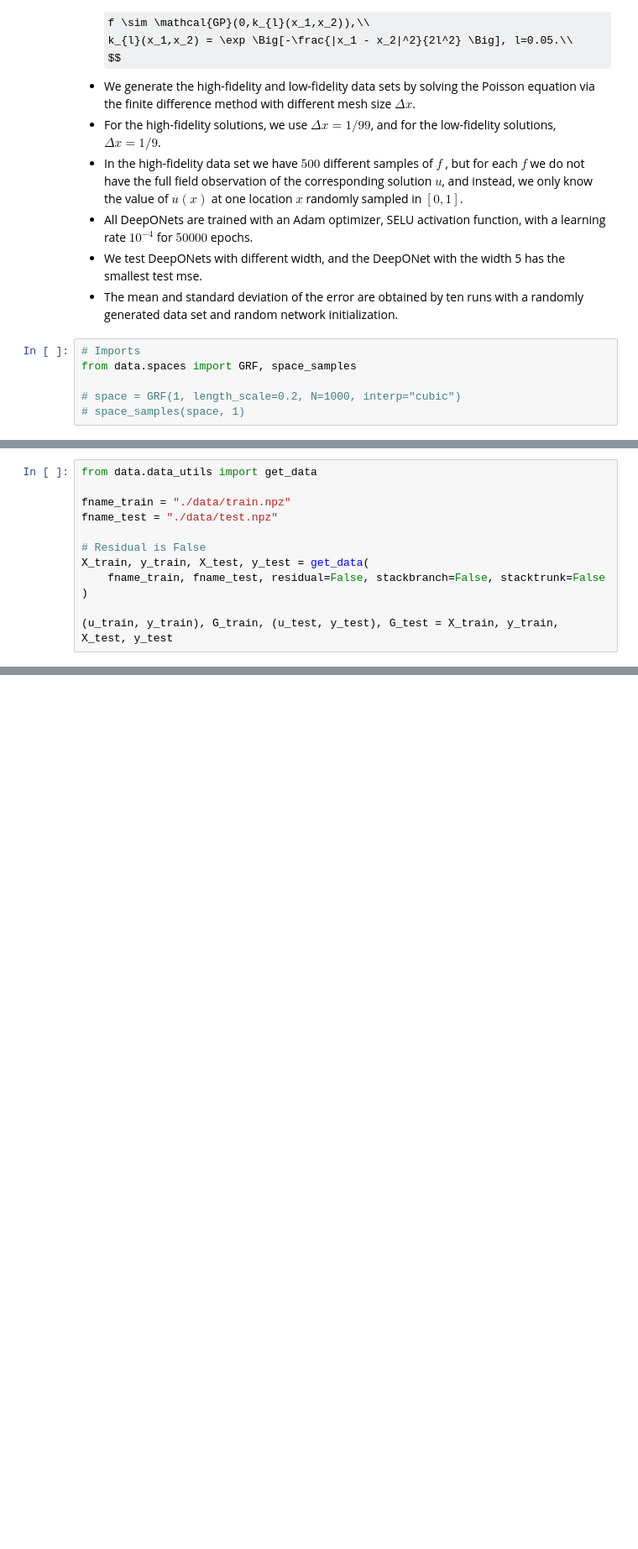
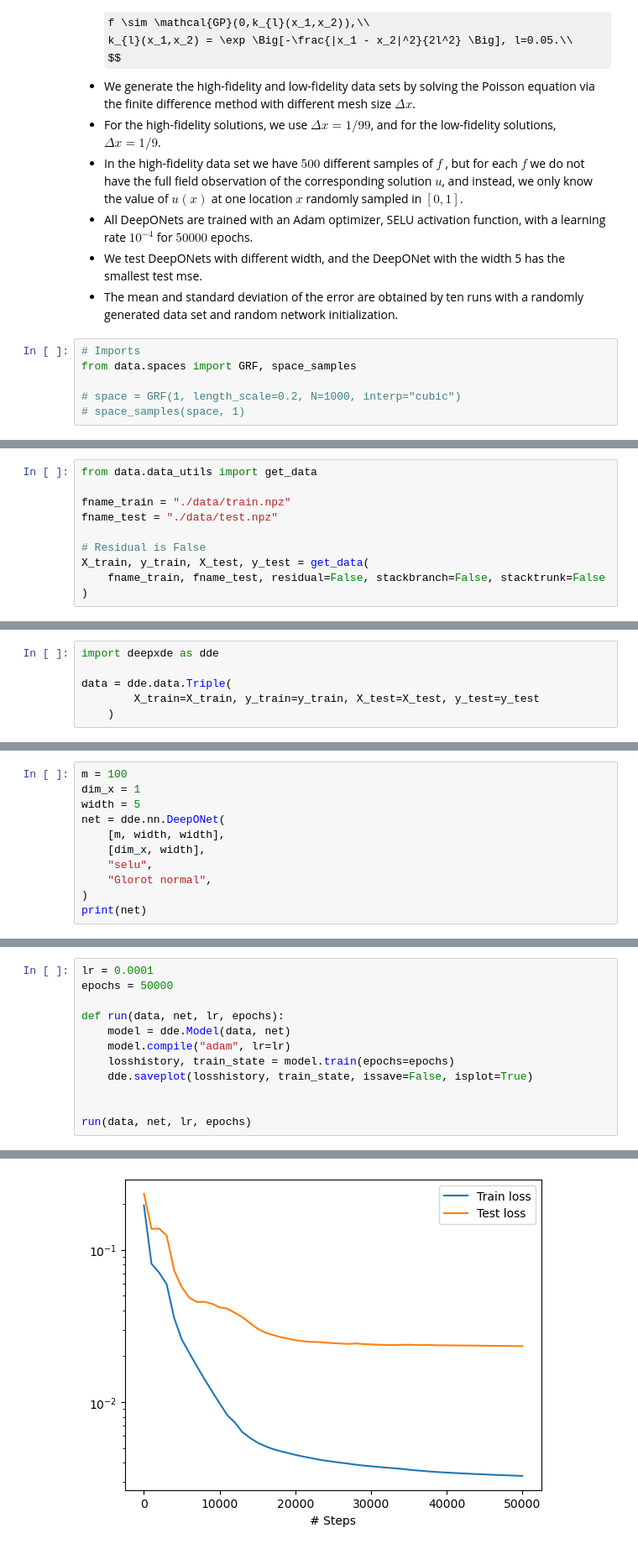
Before and after one commit to rohandekate10/DeepONet-Datasets, a Jupyter notebook: Multifidelity Dataset/1D Poisson/1d_poisson_dataset.ipynb, the cells around one changed output, grey strips where cells are left out. Shown at 84% size. Cells and saved outputs as stored; diff of their text form; some formulas as TeX source; blank space fills up the shorter version.

```diff
--- a/Multifidelity Dataset/1D Poisson/1d_poisson_dataset.ipynb
+++ b/Multifidelity Dataset/1D Poisson/1d_poisson_dataset.ipynb
@@ -84,5 +59,3 @@ fname_test = "./data/test.npz"
 X_train, y_train, X_test, y_test = get_data(
     fname_train, fname_test, residual=False, stackbranch=False, stacktrunk=False
 )
-
-(u_train, y_train), G_train, (u_test, y_test), G_test = X_train, y_train, X_test, y_test
@@ -88,0 +66,6 @@ X_train, y_train, X_test, y_test = get_data(
+# %%
+import deepxde as dde
+
+data = dde.data.Triple(
+        X_train=X_train, y_train=y_train, X_test=X_test, y_test=y_test
+    )
@@ -88,0 +76,11 @@ X_train, y_train, X_test, y_test = get_data(
+# %%
+m = 100
+dim_x = 1
+width = 5
+net = dde.nn.DeepONet(
+    [m, width, width],
+    [dim_x, width],
+    "selu",
+    "Glorot normal",
+)
+print(net)
@@ -88,0 +102,13 @@ X_train, y_train, X_test, y_test = get_data(
+# %%
+lr = 0.0001
+epochs = 50000
+
+def run(data, net, lr, epochs):
+    model = dde.Model(data, net)
+    model.compile("adam", lr=lr)
+    losshistory, train_state = model.train(epochs=epochs)
+    dde.saveplot(losshistory, train_state, issave=False, isplot=True)
+
+
+run(data, net, lr, epochs)
+# %% [output]
@@ -88,0 +132 @@ X_train, y_train, X_test, y_test = get_data(
+[figure, added]
```
Also changed, not shown: parts of 17 cells of this notebook, 6 other files.
